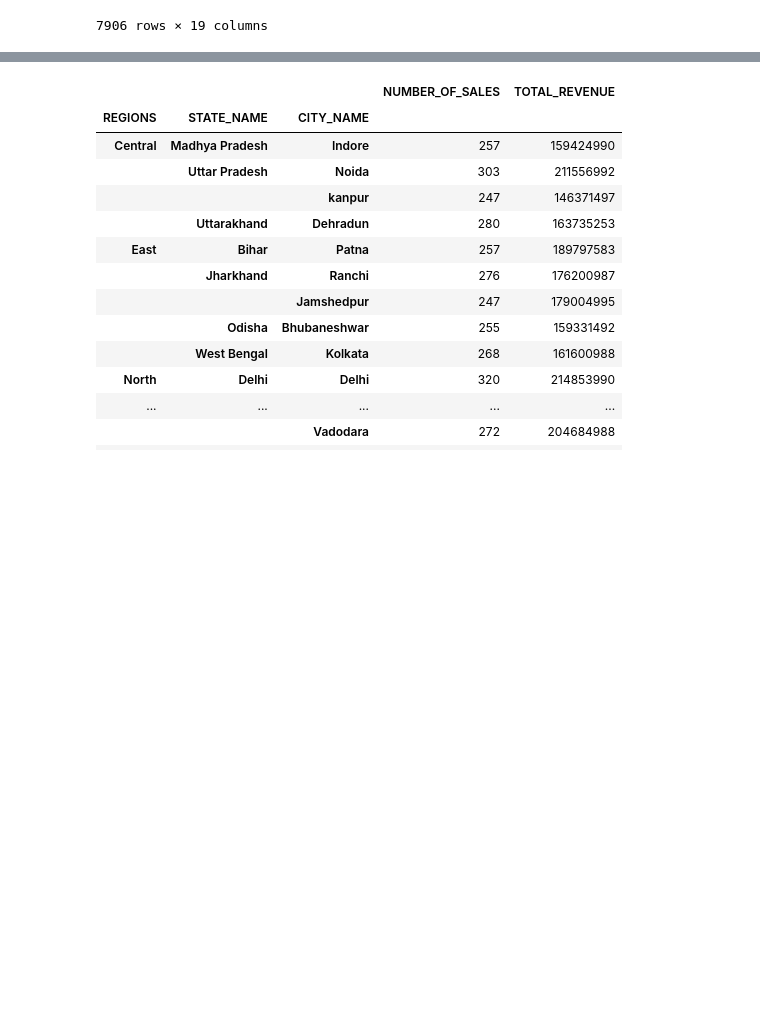
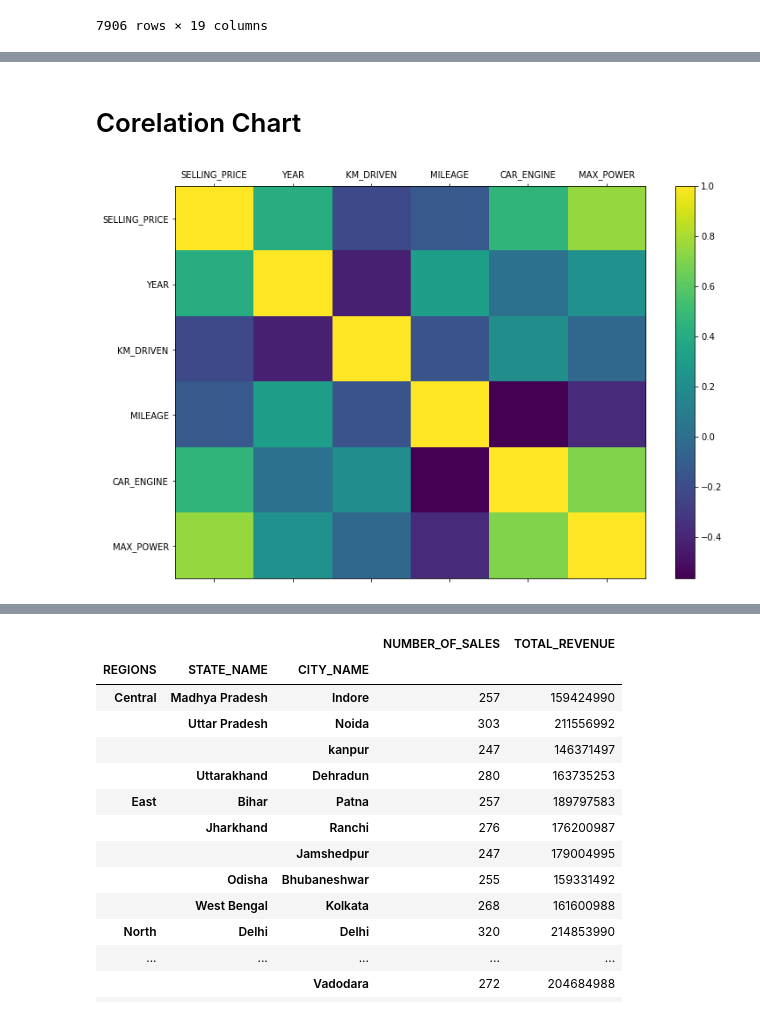
Before and after one commit to Anubhaw19/CP, a Jupyter notebook: Python/capstone(car_data) .ipynb, the cells around one changed output, grey strips where cells are left out. Saved outputs shown, nothing was run; the diff lists cells and outputs as text; code cells hidden in the pictures; blank space fills up the shorter version.

```diff
--- a/Python/capstone(car_data) .ipynb
+++ b/Python/capstone(car_data) .ipynb
@@ -28,0 +131,11 @@ car_data_df
+# %% [markdown]
+# Corelation Chart
+# %%
+plt.figure(figsize=(12,8))
+plt.matshow(car_corr_df.corr(),fignum=1, aspect='auto')
+plt.xticks(range(len(car_corr_df.columns)),car_corr_df.columns)
+plt.yticks(range(len(car_corr_df.columns)),car_corr_df.columns)
+plt.colorbar()
+plt.show();
+# %% [output]
+[figure, added]
```
Also changed, not shown: parts of 69 cells of this notebook.
